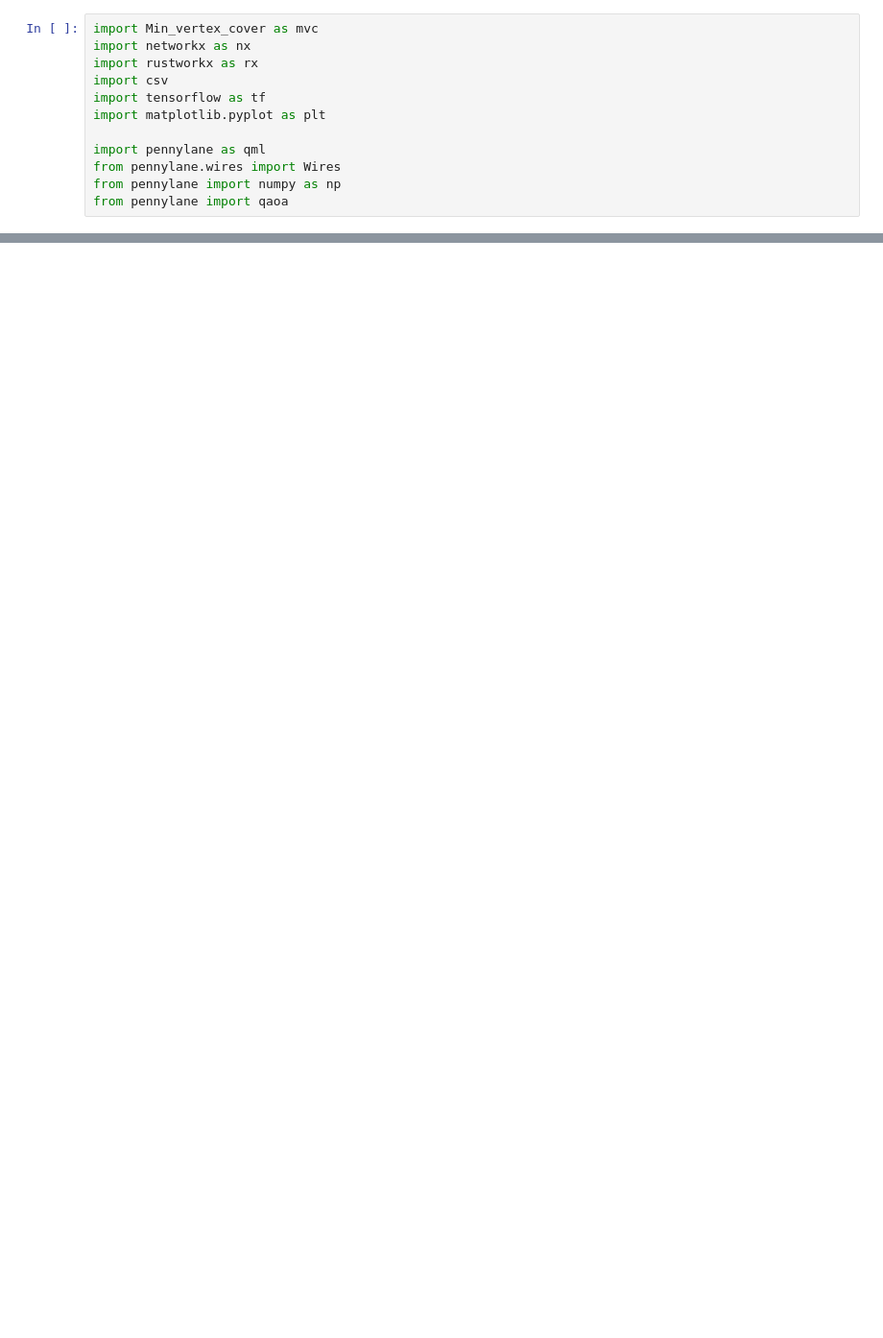
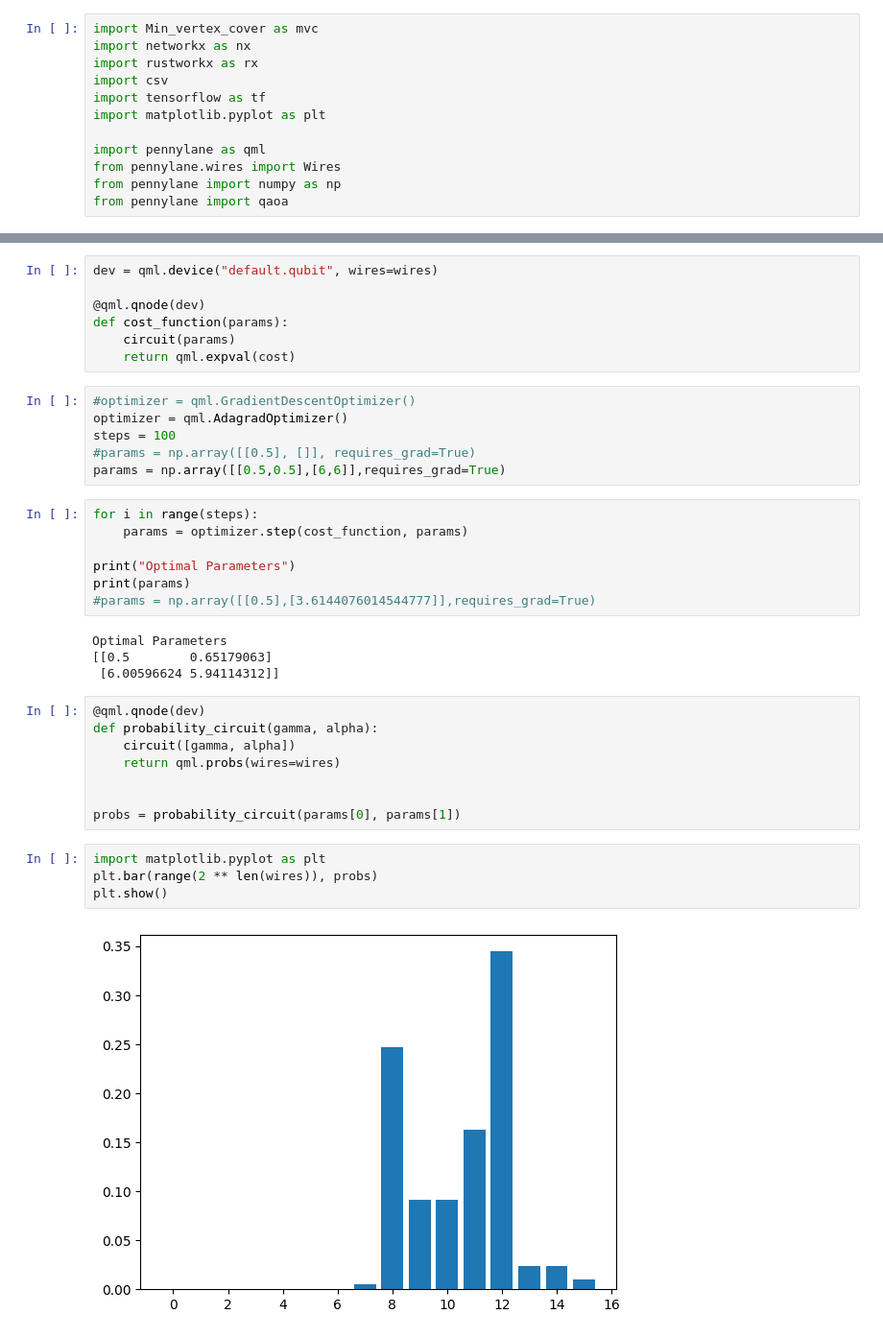
Before and after one commit to cryptyPotato/QAOA, a Jupyter notebook: Min-vertex-cover/Untitled.ipynb, the cells around one changed output, grey strips where cells are left out. Shown at 96% size. Drawn from its saved outputs; the diff is of its cells as text; blank space fills up the shorter version.

```diff
--- a/Min-vertex-cover/Untitled.ipynb
+++ b/Min-vertex-cover/Untitled.ipynb
@@ -80,0 +53,38 @@ tensor([[0, 0, 0, 0, 0, 0, 0, 0, 0, 0, 0, 0, 0, 0, 0, 0],
+# %%
+dev = qml.device("default.qubit", wires=wires)
+
+@qml.qnode(dev)
+def cost_function(params):
+    circuit(params)
+    return qml.expval(cost)
+# %%
+#optimizer = qml.GradientDescentOptimizer()
+optimizer = qml.AdagradOptimizer()
+steps = 100
+#params = np.array([[0.5], []], requires_grad=True)
+params = np.array([[0.5,0.5],[6,6]],requires_grad=True)
+# %%
+for i in range(steps):
+    params = optimizer.step(cost_function, params)
+
+print("Optimal Parameters")
+print(params)
+#params = np.array([[0.5],[3.6144076014544777]],requires_grad=True)
+# %% [output]
+Optimal Parameters
+[[0.5        0.65179063]
+ [6.00596624 5.94114312]]
+# %%
+@qml.qnode(dev)
+def probability_circuit(gamma, alpha):
+    circuit([gamma, alpha])
+    return qml.probs(wires=wires)
+
+
+probs = probability_circuit(params[0], params[1])
+# %%
+import matplotlib.pyplot as plt
+plt.bar(range(2 ** len(wires)), probs)
+plt.show()
+# %% [output]
+[figure, added]
```
Also changed, not shown: parts of 30 cells of this notebook, 9 other files.
